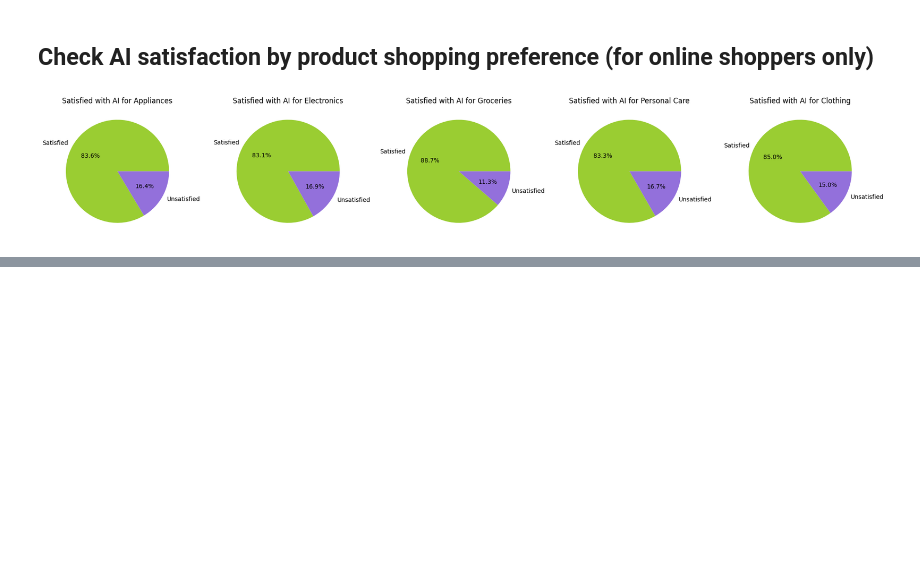
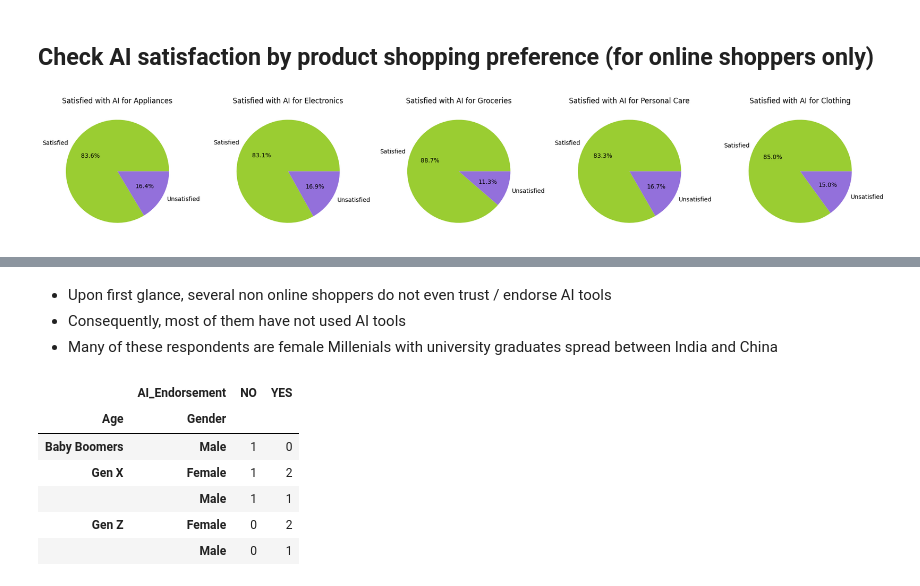
Before and after one commit to ridwankabeer435/DS_ML_Practice, a Jupyter notebook: Customer AI Satisfaction/customer-ai-satisfaction-exploration.ipynb, the cells around one changed output, grey strips where cells are left out. Drawn from its saved outputs; the diff is of its cells as text; code cells hidden in the pictures; blank space fills up the shorter version.

```diff
--- a/Customer AI Satisfaction/customer-ai-satisfaction-exploration.ipynb
+++ b/Customer AI Satisfaction/customer-ai-satisfaction-exploration.ipynb
@@ -339,0 +374,17 @@ plt.show()
+# %% [markdown]
+- Upon first glance, several non online shoppers do not even trust / endorse AI tools
+- Consequently, most of them have not used AI tools
+- Many of these respondents are female Millenials with university graduates spread between India and China
+# %%
+# okay let's see the proportion of AI Endorsement by gender and Age
+df_non_online_sub = df[['Age', 'Gender', 'AI_Endorsement','AI_Satisfication']]
+#df_non_online_age_gender = df_non_online.groupby(['Age', 'Gender', 'AI_Endorsement']).size().unstack().fillna(0).astype(int)
+df_non_online_age_gender.head()
+# %% [output]
+|  | AI_Endorsement | NO | YES |
+| Age | Gender |  |  |
+| Baby Boomers | Male | 1 | 0 |
+| Gen X | Female | 1 | 2 |
+|  | Male | 1 | 1 |
+| Gen Z | Female | 0 | 2 |
+|  | Male | 0 | 1 |
```
Also changed, not shown: parts of 6 cells of this notebook.
